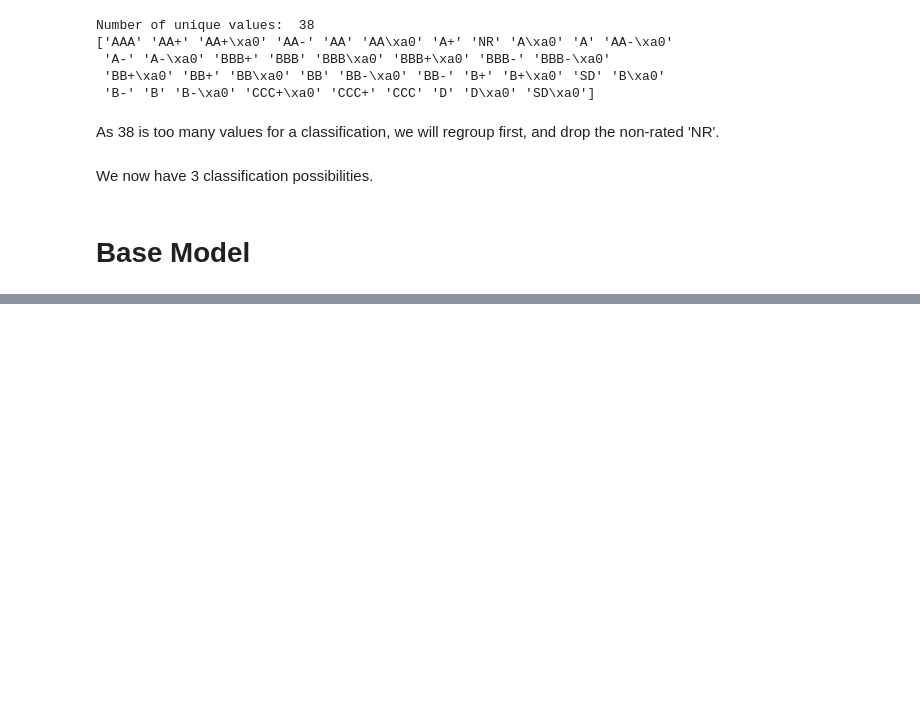
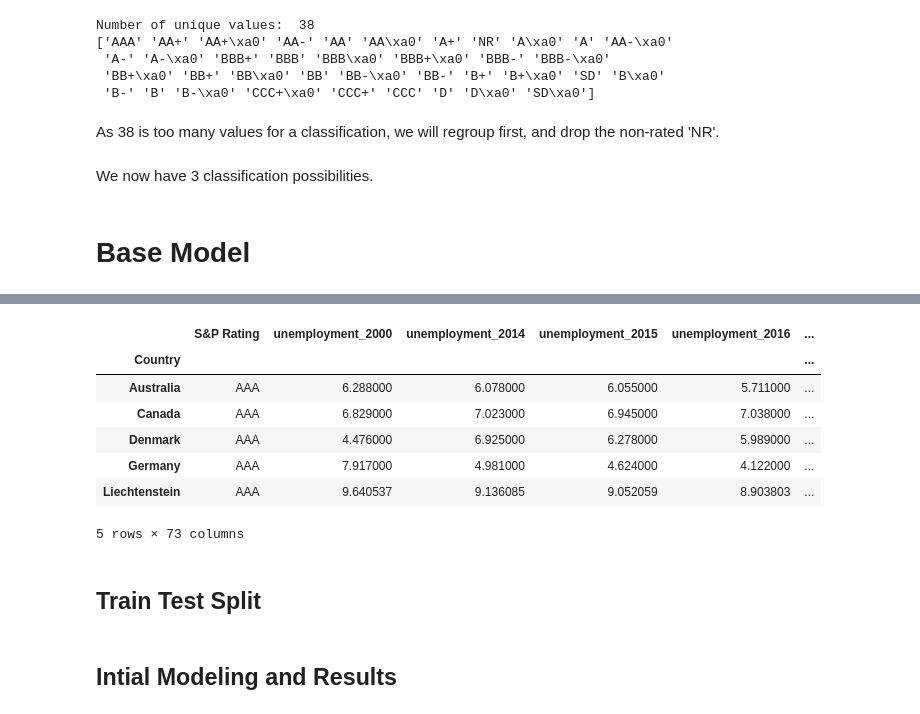
Before and after one commit to maudlcrf/risk_and_fraud, a Jupyter notebook: Modeling/classification.ipynb, the cells around one changed output, grey strips where cells are left out. Saved outputs shown, nothing was run; the diff lists cells and outputs as text; code cells hidden in the pictures; blank space fills up the shorter version.

Commit message:
base_model_classification

```diff
--- a/Modeling/classification.ipynb
+++ b/Modeling/classification.ipynb
@@ -47,0 +90,16 @@ We now have 3 classification possibilities.
+# %%
+data = data.set_index(data['Country'])
+data = data.drop(['Country', 'Country Name', 'country_code'], axis = 1)
+# %%
+data.head()
+# %% [output]
+|  | S&P Rating | unemployment_2000 | unemployment_2014 | unemployment_2015 | unemployment_2016 | ... |
+| Country |  |  |  |  |  | ... |
+| Australia | AAA | 6.288000 | 6.078000 | 6.055000 | 5.711000 | ... |
+| Canada | AAA | 6.829000 | 7.023000 | 6.945000 | 7.038000 | ... |
+| Denmark | AAA | 4.476000 | 6.925000 | 6.278000 | 5.989000 | ... |
+| Germany | AAA | 7.917000 | 4.981000 | 4.624000 | 4.122000 | ... |
+| Liechtenstein | AAA | 9.640537 | 9.136085 | 9.052059 | 8.903803 | ... |
+5 rows × 73 columns
+# %% [markdown]
+## Train Test Split
@@ -47,0 +111,2 @@ We now have 3 classification possibilities.
+# %% [markdown]
+## Intial Modeling and Results
```
Also changed, not shown: parts of 13 cells of this notebook.
